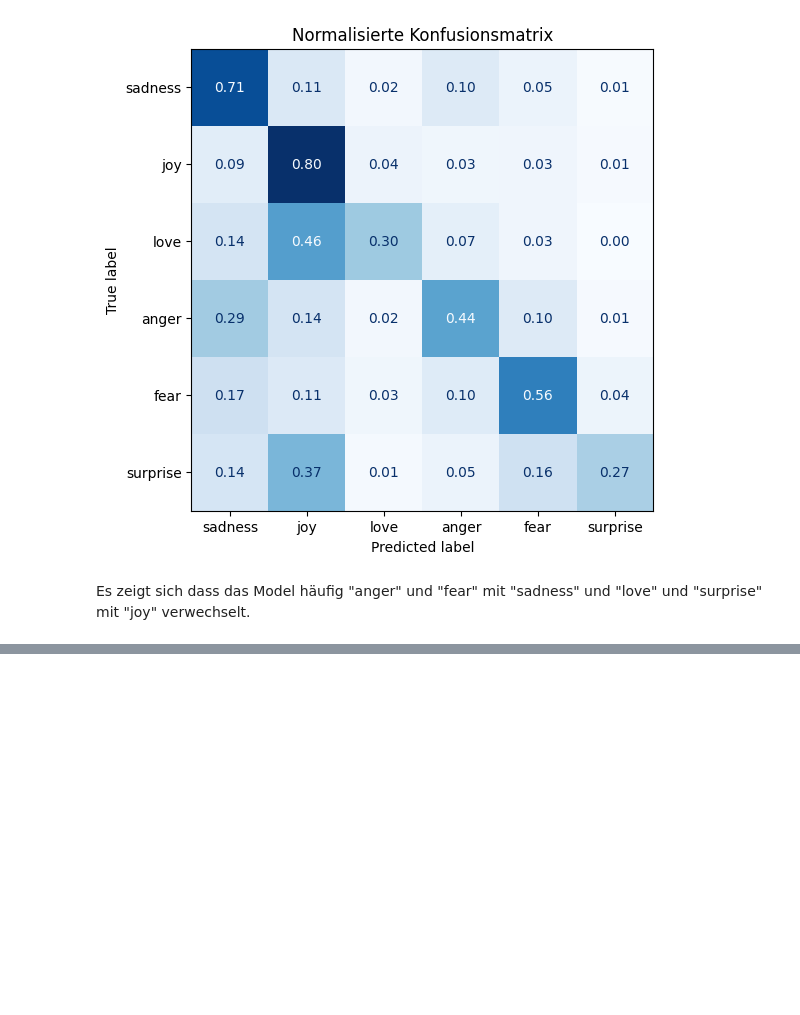
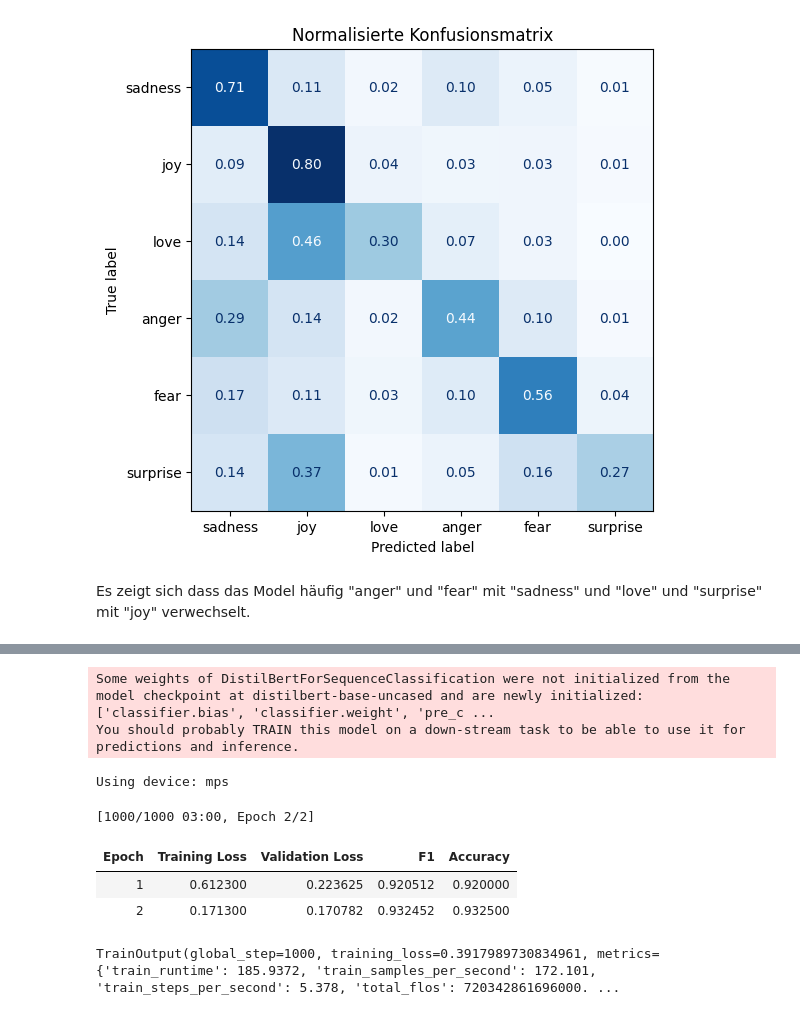
Before and after one commit to DominikWunderlich/huggingface-textklassifizierung, a Jupyter notebook: textklassifizierung_script.ipynb, the cells around one changed output, grey strips where cells are left out. Cells and saved outputs as stored; diff of their text form; code cells hidden in the pictures; blank space fills up the shorter version.

Commit message:
Finetuning of a Transformer-Model

```diff
--- a/textklassifizierung_script.ipynb
+++ b/textklassifizierung_script.ipynb
@@ -216,0 +221,78 @@ Es zeigt sich dass das Model häufig "anger" und "fear" mit "sadness" und "love"
+# %%
+# Als ersten benötigen wir ein vortrainiertes DistilBERT Modell
+from transformers import AutoModelForSequenceClassification
+
+num_labels = 6
+model = (AutoModelForSequenceClassification
+         .from_pretrained(model_ckpt, num_labels=num_labels)
+         .to(device))
+# %% [output]
+Some weights of DistilBertForSequenceClassification were not initialized from the model checkpoint at distilbert-base-uncased and are newly initialized: ['classifier.bias', 'classifier.weight', 'pre_c ...
+You should probably TRAIN this model on a down-stream task to be able to use it for predictions and inference.
+# %%
+# Wir definieren eine Funktion, die die Modellvorhersagen berechnet
+# Im Rahmen dieser Anwendung werden wir das F1-Score verwenden und die Treffergenauigkeit (Accuracy) berechnen
+from sklearn.metrics import f1_score, accuracy_score
+
+def compute_metrics(pred):
+    labels = pred.label_ids
+    preds = pred.predictions.argmax(-1)
+    f1 = f1_score(labels, preds, average="weighted")
+    acc = accuracy_score(labels, preds)
+    return {"f1": f1, "accuracy": acc}
+# %%
+# Hyperparater für das Training festlegen
+import torch
+from transformers import Trainer, TrainingArguments
+
+# Check if MPS is available
+device = torch.device("mps" if torch.backends.mps.is_available() else "cpu")
+print(f"Using device: {device}")
+
+# Move model to MPS
+model = model.to(device)
+
+# Adjust batch size (reduce if you run into memory issues)
+batch_size = 32
+
+# Compute logging steps dynamically
+logging_steps = len(emotions_encoded["train"]) // batch_size
+
+# Define model name
+model_name = f"{model_ckpt}-finetuned-emotions"
+
+# Training arguments
+training_args = TrainingArguments(
+    output_dir=model_name,
+    num_train_epochs=2,
+    learning_rate=2e-5,
+    per_device_train_batch_size=batch_size,
+    per_device_eval_batch_size=batch_size,
+    weight_decay=0.01,
+    evaluation_strategy="epoch",
+    disable_tqdm=False,
+    logging_steps=logging_steps,
+    push_to_hub=False,
+    save_strategy="epoch",
+    load_best_model_at_end=True,
+    log_level="error"
+)
+
+# Trainer setup
+trainer = Trainer(
+    model=model,
+    args=training_args,
+    compute_metrics=compute_metrics,
+    train_dataset=emotions_encoded["train"],
+    eval_dataset=emotions_encoded["validation"],
+)
+
+# Train the model
+trainer.train()
+# %% [output]
+Using device: mps
+[1000/1000 03:00, Epoch 2/2]
+| Epoch | Training Loss | Validation Loss | F1 | Accuracy |
+| 1 | 0.612300 | 0.223625 | 0.920512 | 0.920000 |
+| 2 | 0.171300 | 0.170782 | 0.932452 | 0.932500 |
+TrainOutput(global_step=1000, training_loss=0.3917989730834961, metrics={'train_runtime': 185.9372, 'train_samples_per_second': 172.101, 'train_steps_per_second': 5.378, 'total_flos': 720342861696000. ...
```
Also changed, not shown: parts of 2 cells of this notebook.
